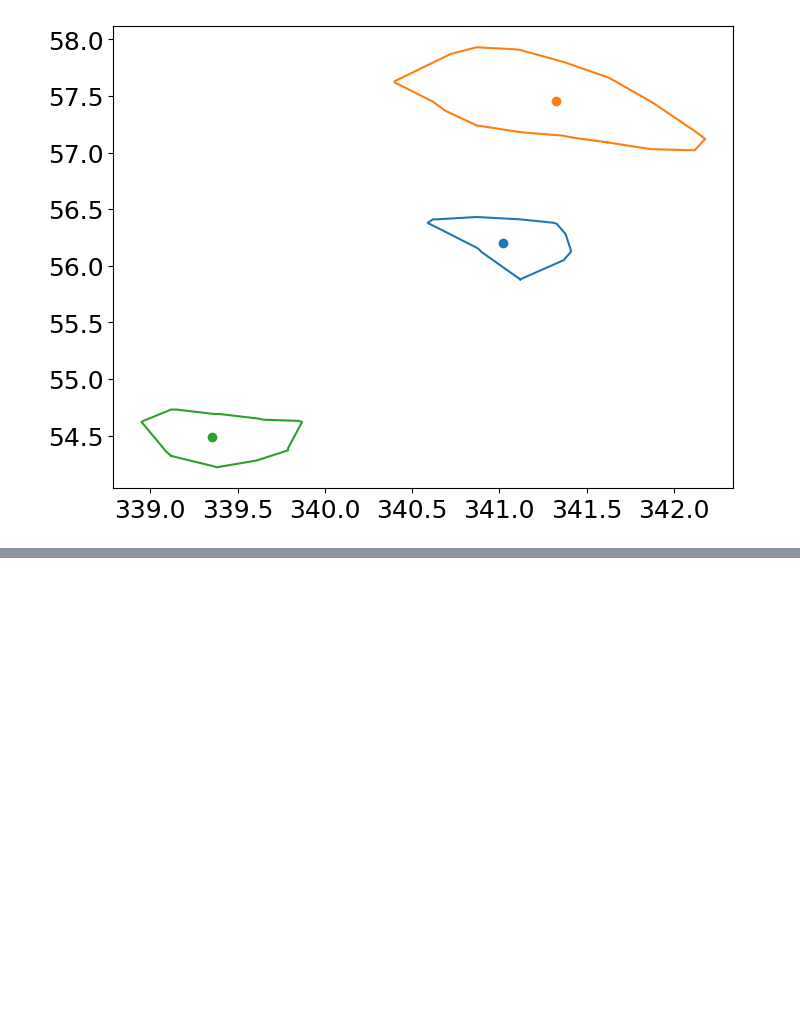
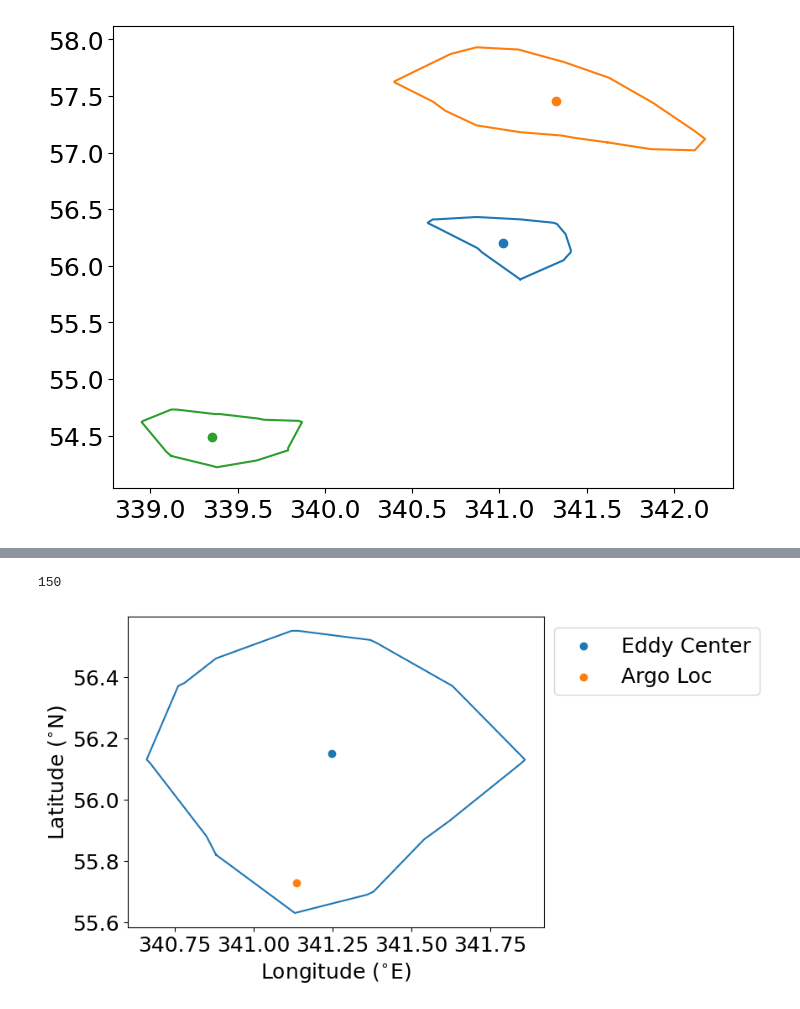
Before and after one commit to mcornec/GO-SWACE, a Jupyter notebook: crop_AVISO_to_edward.ipynb, the cells around one changed output, grey strips where cells are left out. Cells and saved outputs as stored; diff of their text form; code cells hidden in the pictures; blank space fills up the shorter version.

```diff
--- a/crop_AVISO_to_edward.ipynb
+++ b/crop_AVISO_to_edward.ipynb
@@ -408,0 +426,21 @@ for obs in np.arange(len(check_ds.obs)):
+# %%
+len(np.unique(argo_df['ID']))
+# %% [output]
+150
+# %%
+date_to_plot = '2024-03-31'
+
+############################
+contour_lons,contour_lats,center_lon,center_lat = get_eddy_by_ID_date(anti_ds,168940,date_to_plot)
+
+# Plot
+plt.plot(contour_lons,contour_lats)
+plt.scatter(center_lon,center_lat,label='Eddy Center')
+plt.scatter(-18.865+360,55.727,label='Argo Loc')
+
+# Labels
+plt.xlabel('Longitude ($^{\circ}$E)');
+plt.ylabel('Latitude ($^{\circ}$N)');
+plt.legend(bbox_to_anchor=(1,1));
+# %% [output]
+[figure, added]
```
Also changed, not shown: parts of 2 cells of this notebook.
